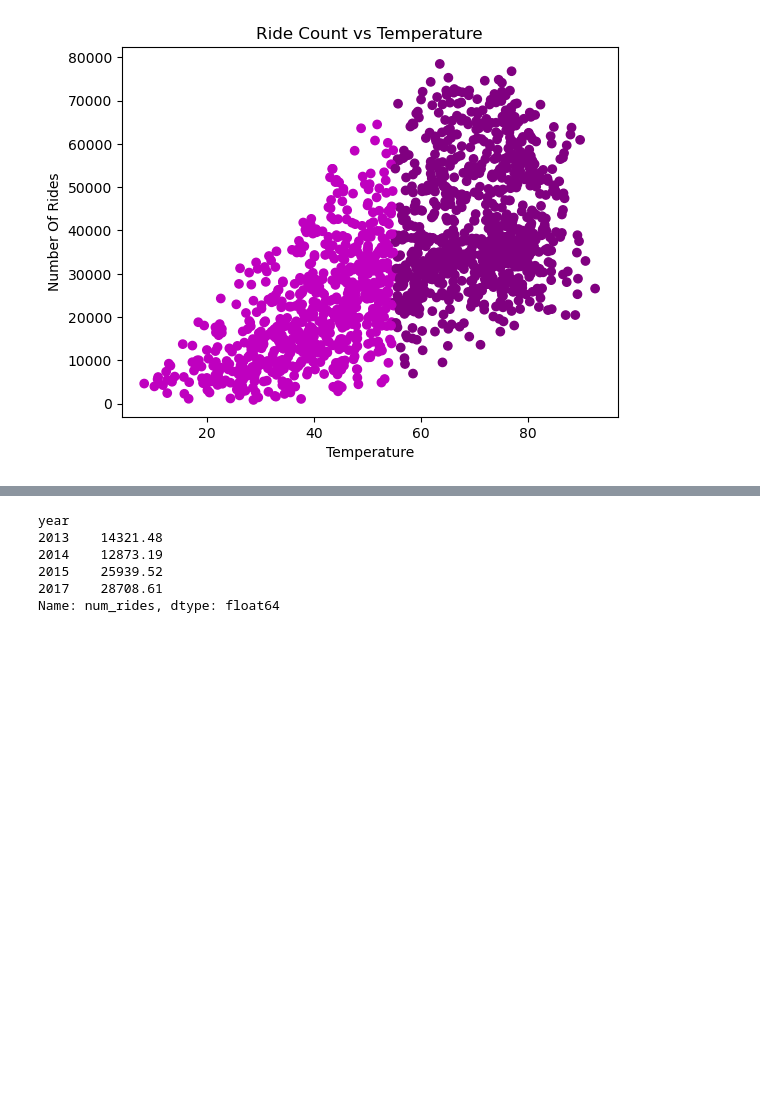
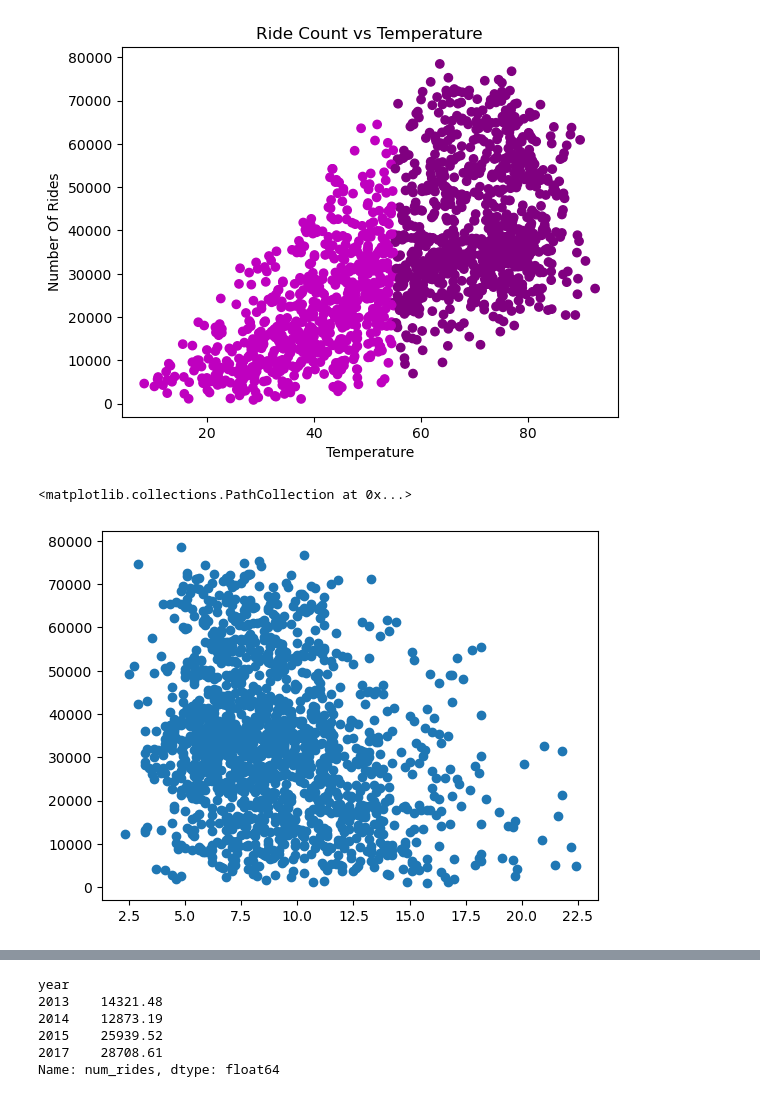
Before and after one commit to Sheryl122/citibike-ridership-model, a Jupyter notebook: code/eda.ipynb, the cells around one changed output, grey strips where cells are left out. Saved outputs shown, nothing was run; the diff lists cells and outputs as text; code cells hidden in the pictures; blank space fills up the shorter version.

```diff
--- a/code/eda.ipynb
+++ b/code/eda.ipynb
@@ -128,3 +67,10 @@ plt.ylabel('Number Of Rides')
 plt.show()
 # %% [output]
 [figure]
+# %%
+x = df['wind_speed_knots']
+y = df['num_rides']
+plt.scatter(x,y)
+# %% [output]
+<matplotlib.collections.PathCollection at 0x...>
+[figure, added]
```
Also changed, not shown: parts of 12 cells of this notebook.
